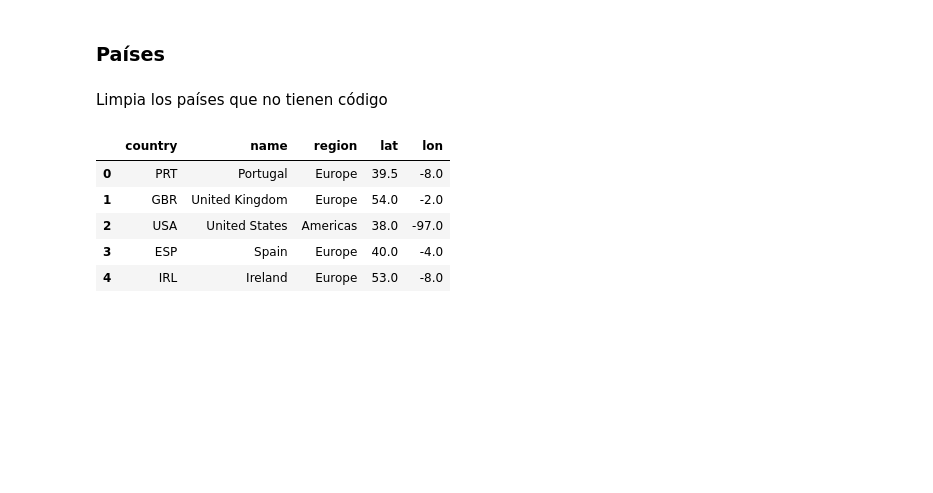
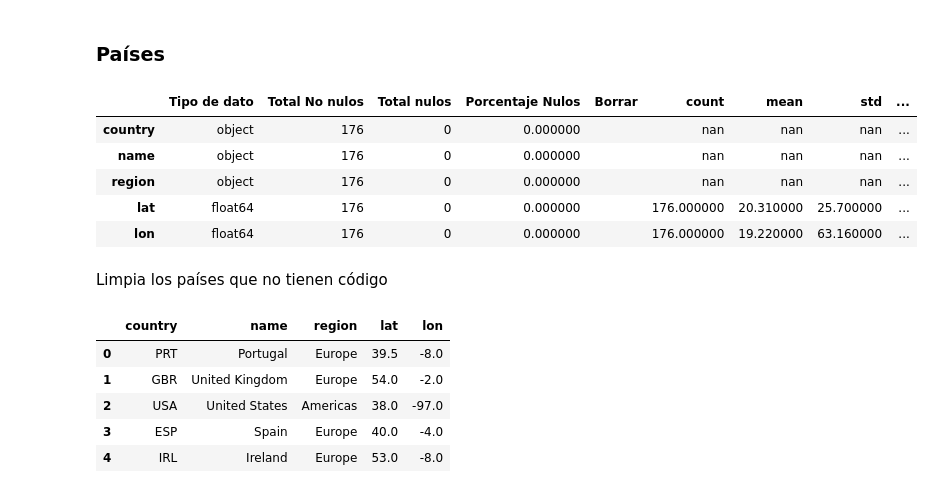
Before and after one commit to omanofx/entregable_1, a Jupyter notebook: Primera_Entrega_Omar_Fernandez.ipynb, the cells around one changed output. Cells and saved outputs as stored; diff of their text form; code cells hidden in the pictures; blank space fills up the shorter version.

```diff
--- a/Primera_Entrega_Omar_Fernandez.ipynb
+++ b/Primera_Entrega_Omar_Fernandez.ipynb
@@ -411,5 +429,14 @@ print(fecha_hora_argentina())
 # %% [markdown]
 ### Países
+# %%
+analizar_dataframe(df_paises_coordenadas,50)
+# %% [output]
+|  | Tipo de dato | Total No nulos | Total nulos | Porcentaje Nulos | Borrar | count | mean | std | ... |
+| country | object | 176 | 0 | 0.000000 |  | nan | nan | nan | ... |
+| name | object | 176 | 0 | 0.000000 |  | nan | nan | nan | ... |
+| region | object | 176 | 0 | 0.000000 |  | nan | nan | nan | ... |
+| lat | float64 | 176 | 0 | 0.000000 |  | 176.000000 | 20.310000 | 25.700000 | ... |
+| lon | float64 | 176 | 0 | 0.000000 |  | 176.000000 | 19.220000 | 63.160000 | ... |
 # %% [markdown]
 Limpia los países que no tienen código
 # %%
```
Also changed, not shown: parts of 42 cells of this notebook.
